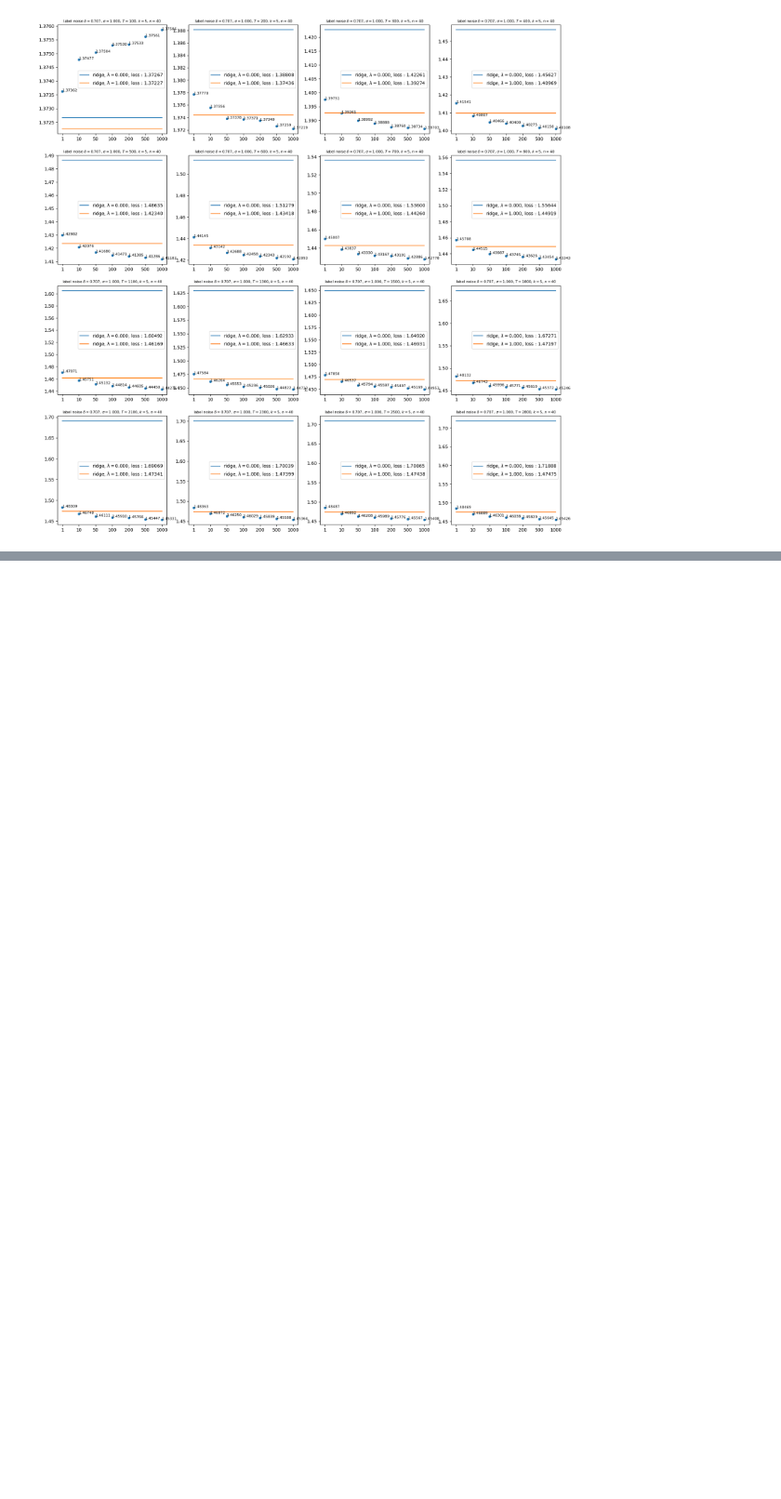
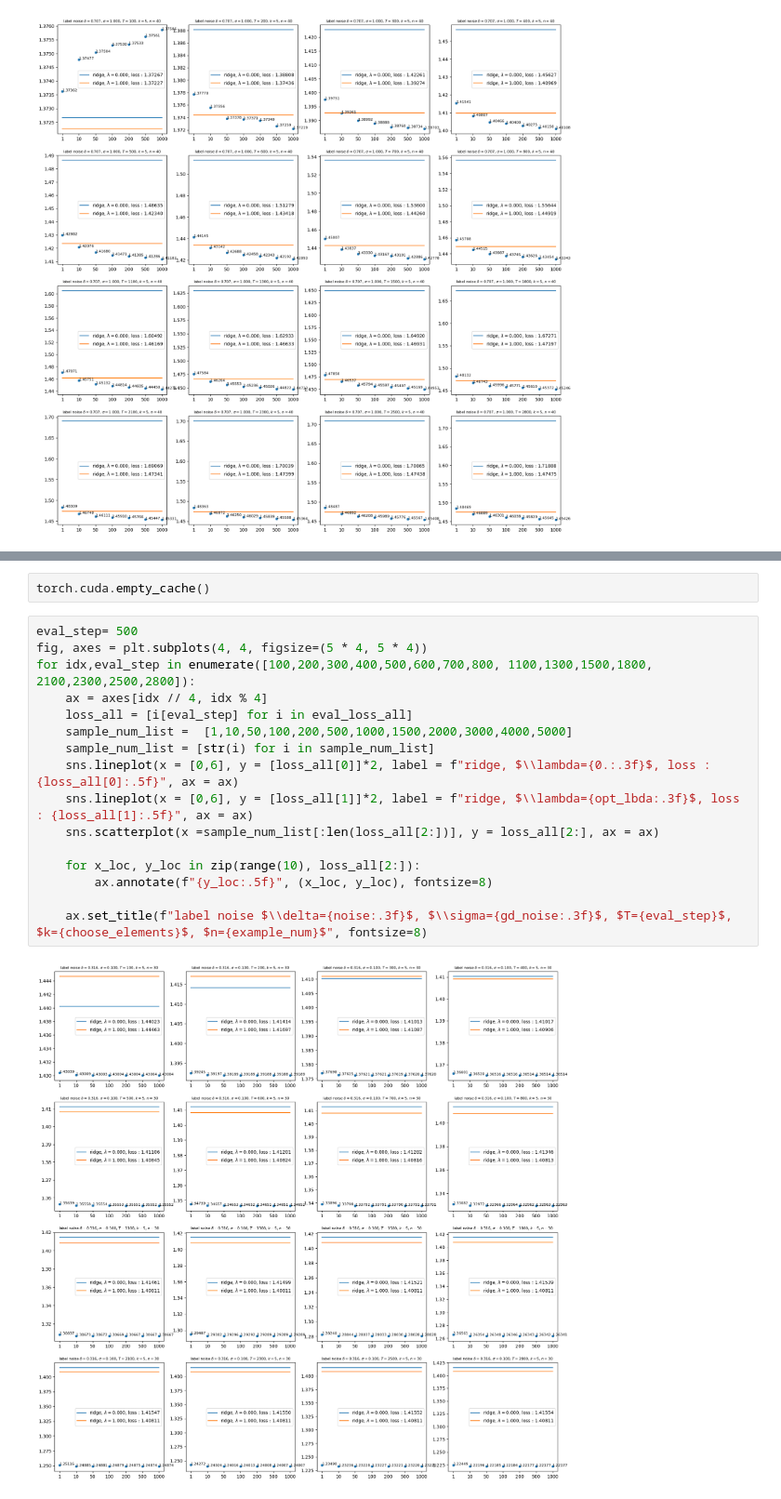
Before and after one commit to x1ng5/gd_sampling, a Jupyter notebook: gd_iter.ipynb, the cells around one changed output, grey strips where cells are left out. Shown at 93% size. Cells and saved outputs as stored; diff of their text form; blank space fills up the shorter version.

```diff
--- a/gd_iter.ipynb
+++ b/gd_iter.ipynb
@@ -400,0 +476,20 @@ for idx,eval_step in enumerate([100,200,300,400,500,600,700,800, 1100,1300,1500,
+# %%
+torch.cuda.empty_cache()
+# %%
+eval_step= 500
+fig, axes = plt.subplots(4, 4, figsize=(5 * 4, 5 * 4))
+for idx,eval_step in enumerate([100,200,300,400,500,600,700,800, 1100,1300,1500,1800, 2100,2300,2500,2800]):
+    ax = axes[idx // 4, idx % 4]
+    loss_all = [i[eval_step] for i in eval_loss_all]
+    sample_num_list =  [1,10,50,100,200,500,1000,1500,2000,3000,4000,5000]
+    sample_num_list = [str(i) for i in sample_num_list]
+    sns.lineplot(x = [0,6], y = [loss_all[0]]*2, label = f"ridge, $\\lambda={0.:.3f}$, loss : {loss_all[0]:.5f}", ax = ax)
+    sns.lineplot(x = [0,6], y = [loss_all[1]]*2, label = f"ridge, $\\lambda={opt_lbda:.3f}$, loss : {loss_all[1]:.5f}", ax = ax)
+    sns.scatterplot(x =sample_num_list[:len(loss_all[2:])], y = loss_all[2:], ax = ax)
+
+    for x_loc, y_loc in zip(range(10), loss_all[2:]):
+        ax.annotate(f"{y_loc:.5f}", (x_loc, y_loc), fontsize=8)
+
+    ax.set_title(f"label noise $\\delta={noise:.3f}$, $\\sigma={gd_noise:.3f}$, $T={eval_step}$, $k={choose_elements}$, $n={example_num}$", fontsize=8)
+# %% [output]
+[figure, added]
```
Also changed, not shown: parts of 17 cells of this notebook, 1 other file.
